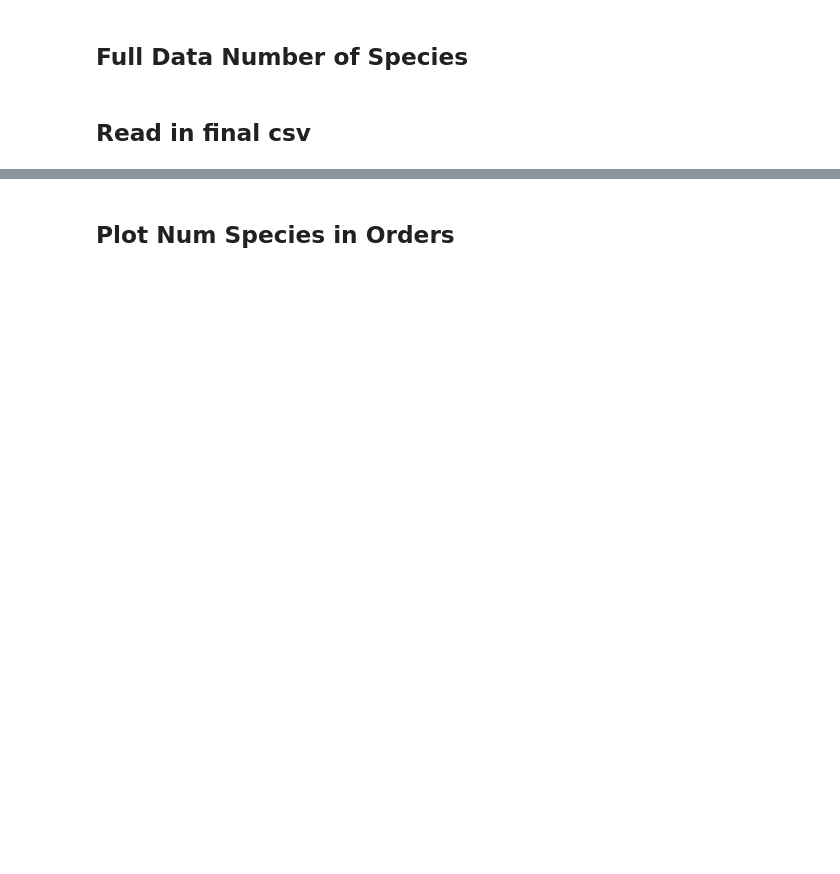
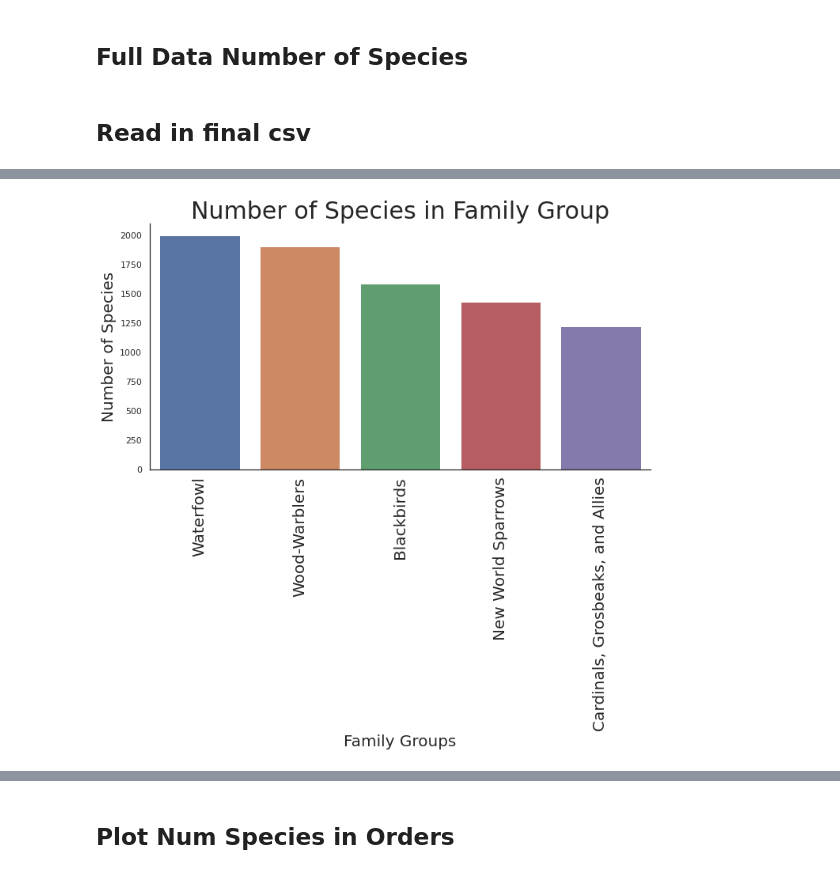
Before and after one commit to cwong690/Birdex, a Jupyter notebook: eda_readme.ipynb, the cells around one changed output, grey strips where cells are left out. Drawn from its saved outputs; the diff is of its cells as text; code cells hidden in the pictures; blank space fills up the shorter version.

```diff
--- a/eda_readme.ipynb
+++ b/eda_readme.ipynb
@@ -77,15 +103,18 @@ group_top5 = final_orders.groupby('species_group').count()['family'].sort_values
 # %%
 fig, ax = plt.subplots(figsize=(10,10))
 
+sns.despine()
 ax = sns.barplot(x=group_top5.index.values, y=group_top5.values);
 plt.xticks(rotation=90, fontsize=20);
 ax.set_title('Number of Species in Family Group', fontsize=30)
 ax.set_xlabel('Family Groups', fontsize=20)
 ax.set_ylabel('Number of Species', fontsize=20)
 ax.grid(False)
 plt.tight_layout()
 
 plt.savefig('graphs/readme_top5_fam_group.png')
+# %% [output]
+[figure, added]
 # %%
 order_sort = final_orders.groupby('order').count()['species_group'].sort_values(ascending=False)
 # %%
```
Also changed, not shown: parts of 12 cells of this notebook, 46 other files.
